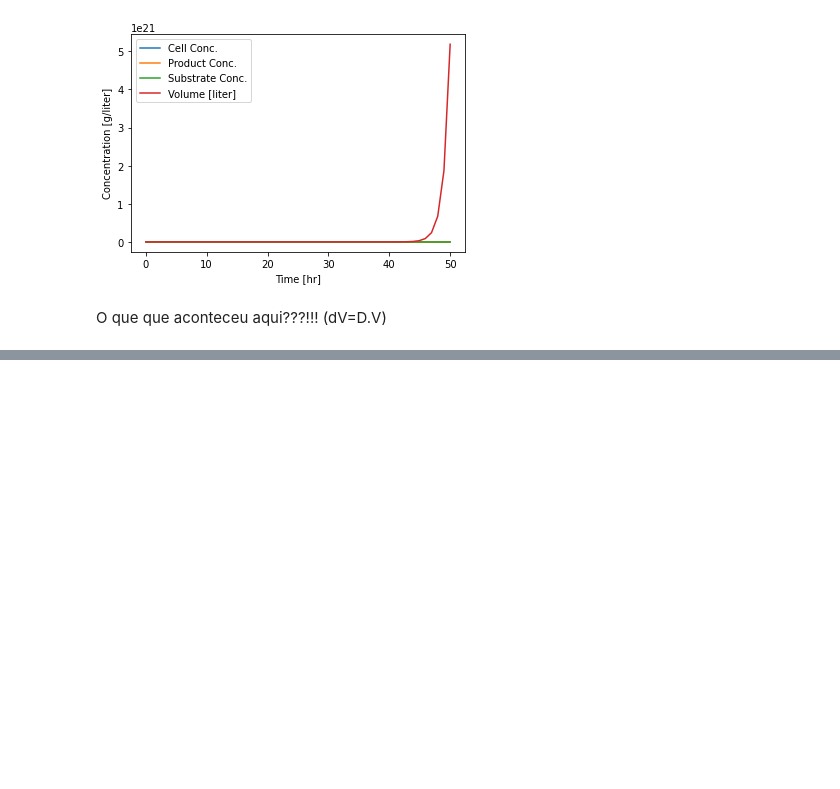
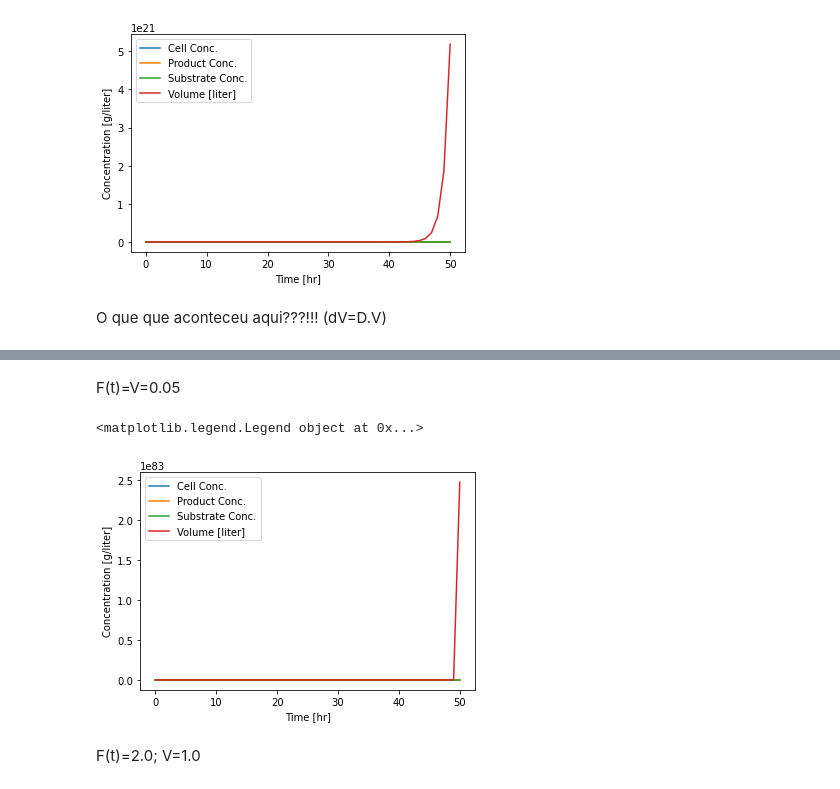
Before and after one commit to RaphaLevy/Artigo_Fenomenos_Biologicos, a Jupyter notebook: Projeto_ModBio_RaphaelLevy_e_ErickBrito.ipynb, the cells around one changed output, grey strips where cells are left out. Saved outputs shown, nothing was run; the diff lists cells and outputs as text; code cells hidden in the pictures; blank space fills up the shorter version.

```diff
--- a/Projeto_ModBio_RaphaelLevy_e_ErickBrito.ipynb
+++ b/Projeto_ModBio_RaphaelLevy_e_ErickBrito.ipynb
@@ -130,0 +230,36 @@ O que que aconteceu aqui???!!! (dV=D.V)
+# %% [markdown]
+F(t)=V=0.05
+# %%
+def F4(t):
+    return 2.0
+
+def teste3(x,t):
+    X,P,S,V = x
+    dX = Rg(X,S)-F4(t)*X/V
+    dP = Rp(X,S)-F4(t)*P/V
+    dS = F4(t)*(S0 - Sf)/V - Rg(X,S)/Yxs
+    dV = F4(t)
+    return [dX,dP,dS,dV]
+
+IC = [0.05, 0.0, 10.0, 1.0]
+
+t = np.linspace(0,50)
+sol = odeint(teste3,IC,t)
+X,P,S,V = sol.transpose()
+
+plt.plot(t,X)
+plt.plot(t,P)
+plt.plot(t,S)
+plt.plot(t,V)
+
+plt.xlabel('Time [hr]')
+plt.ylabel('Concentration [g/liter]')
+plt.legend(['Cell Conc.',
+            'Product Conc.',
+            'Substrate Conc.',
+            'Volume [liter]'])
+# %% [output]
+<matplotlib.legend.Legend object at 0x...>
+[figure, added]
+# %% [markdown]
+F(t)=2.0; V=1.0
```
Also changed, not shown: parts of 7 cells of this notebook.
